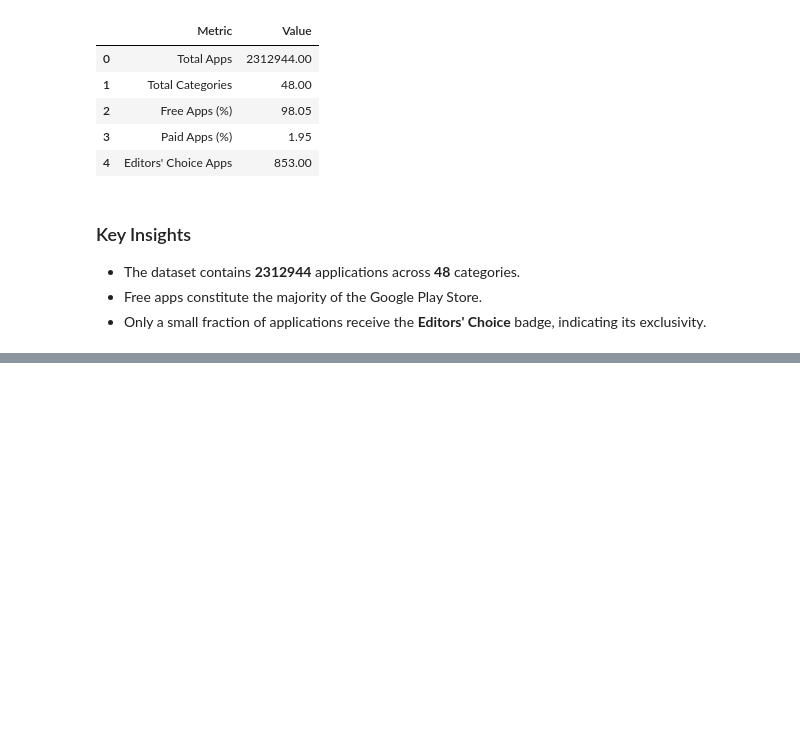
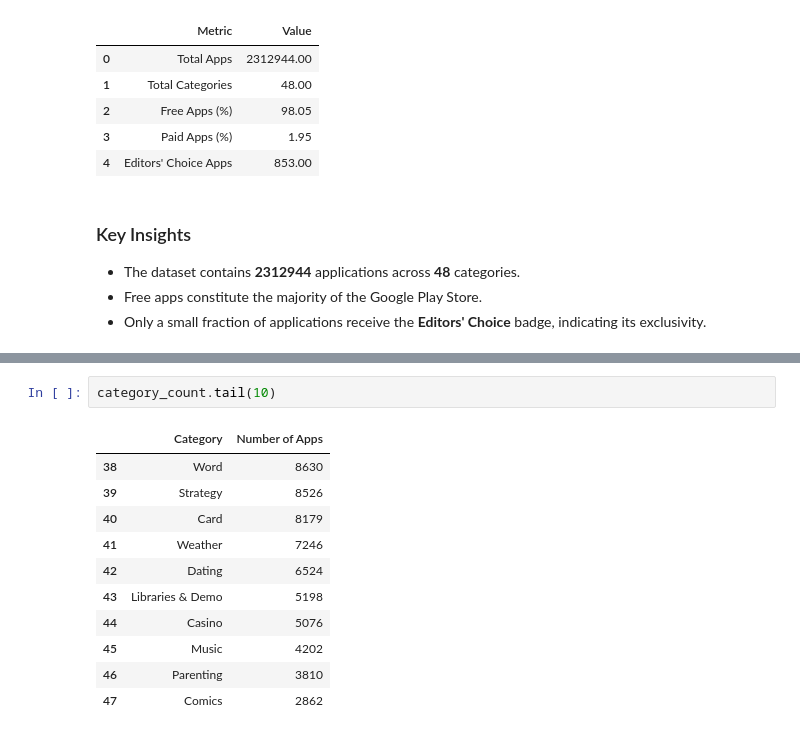
Before and after one commit to ShrutiTss/google-play-store-business-analytics, a Jupyter notebook: notebooks/04_exploratory_data_analysis.ipynb, the cells around one changed output, grey strips where cells are left out. Saved outputs shown, nothing was run; the diff lists cells and outputs as text; blank space fills up the shorter version.

```diff
--- a/notebooks/04_exploratory_data_analysis.ipynb
+++ b/notebooks/04_exploratory_data_analysis.ipynb
@@ -100,0 +147,14 @@ summary
+# %%
+category_count.tail(10)
+# %% [output]
+|  | Category | Number of Apps |
+| 38 | Word | 8630 |
+| 39 | Strategy | 8526 |
+| 40 | Card | 8179 |
+| 41 | Weather | 7246 |
+| 42 | Dating | 6524 |
+| 43 | Libraries & Demo | 5198 |
+| 44 | Casino | 5076 |
+| 45 | Music | 4202 |
+| 46 | Parenting | 3810 |
+| 47 | Comics | 2862 |
```
Also changed, not shown: parts of 5 cells of this notebook.
